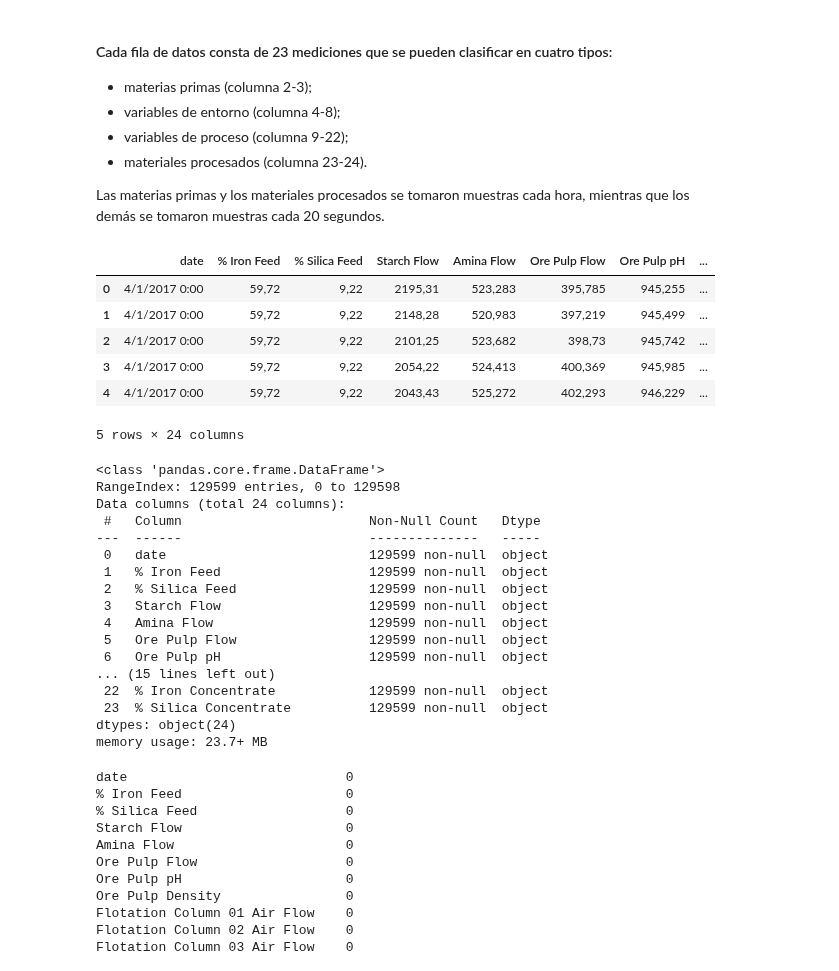
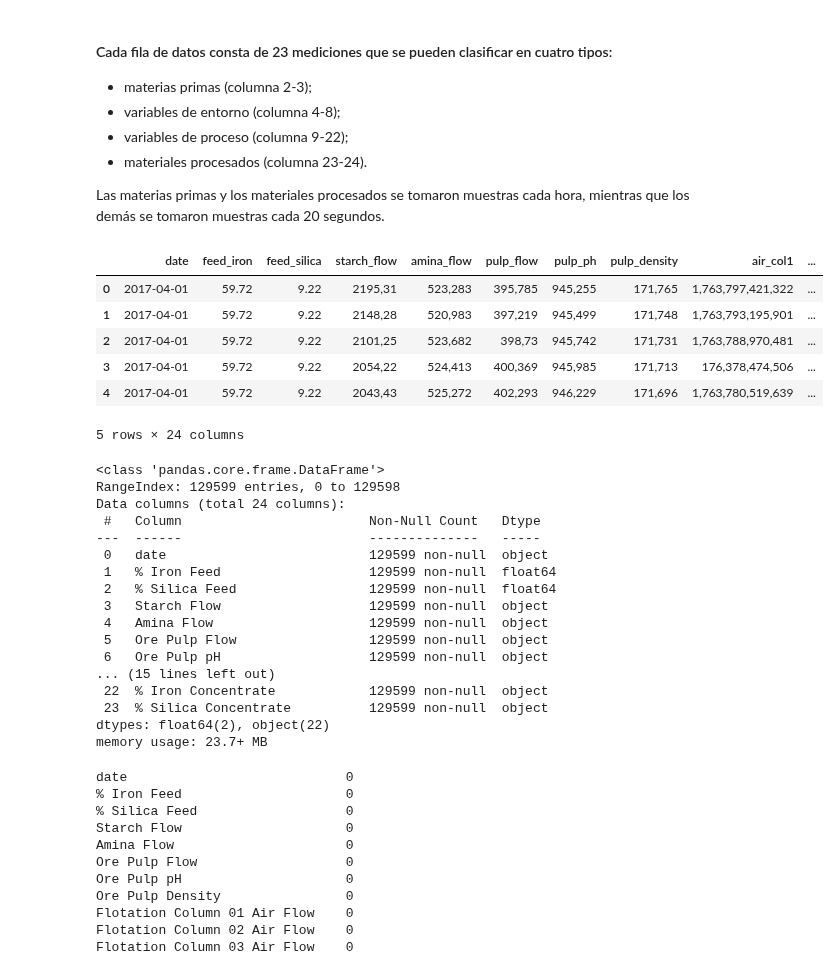
Before and after one commit to FacundoCardozo5/CoderHouse_CH-32845, a Jupyter notebook: notebooks/ProyectoDS_ParteII_Cardozo.ipynb, the cells around one changed output. Saved outputs shown, nothing was run; the diff lists cells and outputs as text; code cells hidden in the pictures.

```diff
--- a/notebooks/ProyectoDS_ParteII_Cardozo.ipynb
+++ b/notebooks/ProyectoDS_ParteII_Cardozo.ipynb
@@ -90,16 +92,42 @@ pd.read_csv('/workspaces/CoderHouse_CH-32845/data/raw/Mining.csv')
 - materiales procesados (columna 23-24).
 
 Las materias primas y los materiales procesados se tomaron muestras cada hora, mientras que los demás se tomaron muestras cada 20 segundos.
+# %%
+cols_renamed = [
+    'date',          # Timestamp of measurements, formatted YYYY-MM-DD HH:MM:SS
+    'feed_iron',     # %Iron (valuables) in the ore being fed into the flotation cell
+    'feed_silica',   # %Silica (gangue) in the ore being fed into the cell
+    'starch_flow',   # Amount of starch (reagent) added into the cell, measured in m^3/h
+    'amina_flow',    # Amount of amina (reagent) added into the cell, measured in m^3/h
+    'pulp_flow',     # Amount of ore pulp fed into the cell, measured in tonnes/hour
+    'pulp_ph',       # Acidity/alkalinity of ore pulp on a scale of 0-14
+    'pulp_density',  # Amount of ore in the pulp, between 1-3 kg/cm^3
+    'air_col1',      # Volume of air injected into the cell, measured in Nm3/h
+    'air_col2',
+    'air_col3',
+    'air_col4',
+    'air_col5',
+    'air_col6',
+    'air_col7',
+    'level_col1',    # Froth height in the cell, measured in mm
+    'level_col2',
+    'level_col3',
+    'level_col4',
+    'level_col5',
+    'level_col6',
+    'level_col7',
+    'conc_iron',     # Lab measurement: %Iron in the end of flotation process
+    'conc_silica']   # Lab measurement: %Silica in the end of flotation process
 # %%
-df = pd.read_csv('/workspaces/CoderHouse_CH-32845/data/raw/Mining.csv')
+df = pd.read_csv('/workspaces/CoderHouse_CH-32845/data/raw/Mining.csv', header=0, names=cols_renamed, parse_dates=['date'], infer_datetime_format=True, decimal=',')
 df.head()
 # %% [output]
-|  | date | % Iron Feed | % Silica Feed | Starch Flow | Amina Flow | Ore Pulp Flow | Ore Pulp pH | ... |
-| 0 | 4/1/2017 0:00 | 59,72 | 9,22 | 2195,31 | 523,283 | 395,785 | 945,255 | ... |
-| 1 | 4/1/2017 0:00 | 59,72 | 9,22 | 2148,28 | 520,983 | 397,219 | 945,499 | ... |
-| 2 | 4/1/2017 0:00 | 59,72 | 9,22 | 2101,25 | 523,682 | 398,73 | 945,742 | ... |
-| 3 | 4/1/2017 0:00 | 59,72 | 9,22 | 2054,22 | 524,413 | 400,369 | 945,985 | ... |
-| 4 | 4/1/2017 0:00 | 59,72 | 9,22 | 2043,43 | 525,272 | 402,293 | 946,229 | ... |
+|  | date | feed_iron | feed_silica | starch_flow | amina_flow | pulp_flow | pulp_ph | pulp_density | air_col1 | ... |
+| 0 | 2017-04-01 | 59.72 | 9.22 | 2195,31 | 523,283 | 395,785 | 945,255 | 171,765 | 1,763,797,421,322 | ... |
+| 1 | 2017-04-01 | 59.72 | 9.22 | 2148,28 | 520,983 | 397,219 | 945,499 | 171,748 | 1,763,793,195,901 | ... |
+| 2 | 2017-04-01 | 59.72 | 9.22 | 2101,25 | 523,682 | 398,73 | 945,742 | 171,731 | 1,763,788,970,481 | ... |
+| 3 | 2017-04-01 | 59.72 | 9.22 | 2054,22 | 524,413 | 400,369 | 945,985 | 171,713 | 176,378,474,506 | ... |
+| 4 | 2017-04-01 | 59.72 | 9.22 | 2043,43 | 525,272 | 402,293 | 946,229 | 171,696 | 1,763,780,519,639 | ... |
 5 rows × 24 columns
 # %%
 df.info()
@@ -110,8 +138,8 @@ Data columns (total 24 columns):
  #   Column                        Non-Null Count   Dtype
 ---  ------                        --------------   -----
  0   date                          129599 non-null  object
- 1   % Iron Feed                   129599 non-null  object
- 2   % Silica Feed                 129599 non-null  object
+ 1   % Iron Feed                   129599 non-null  float64
+ 2   % Silica Feed                 129599 non-null  float64
  3   Starch Flow                   129599 non-null  object
  4   Amina Flow                    129599 non-null  object
  5   Ore Pulp Flow                 129599 non-null  object
@@ -119,6 +147,6 @@ Data columns (total 24 columns):
 ... (15 lines left out)
  22  % Iron Concentrate            129599 non-null  object
  23  % Silica Concentrate          129599 non-null  object
-dtypes: object(24)
+dtypes: float64(2), object(22)
 memory usage: 23.7+ MB
 # %%
```
Also changed, not shown: parts of 3 cells of this notebook.
